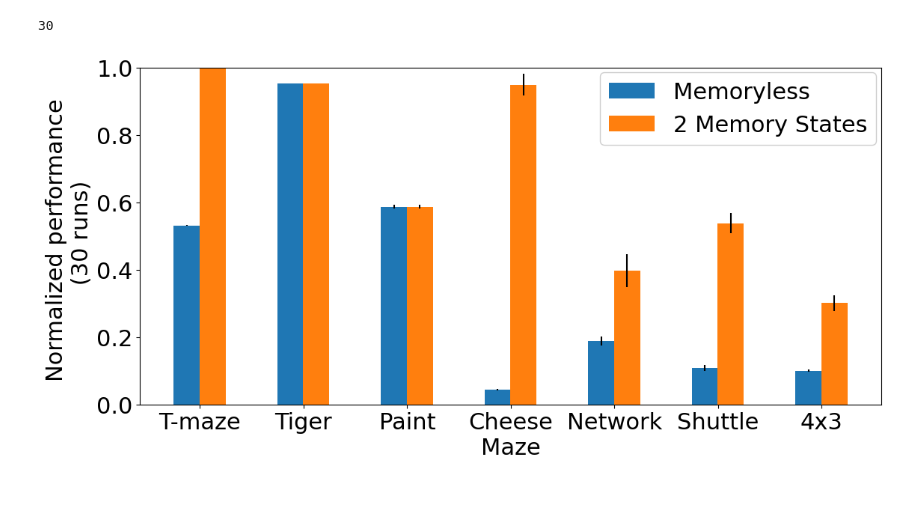
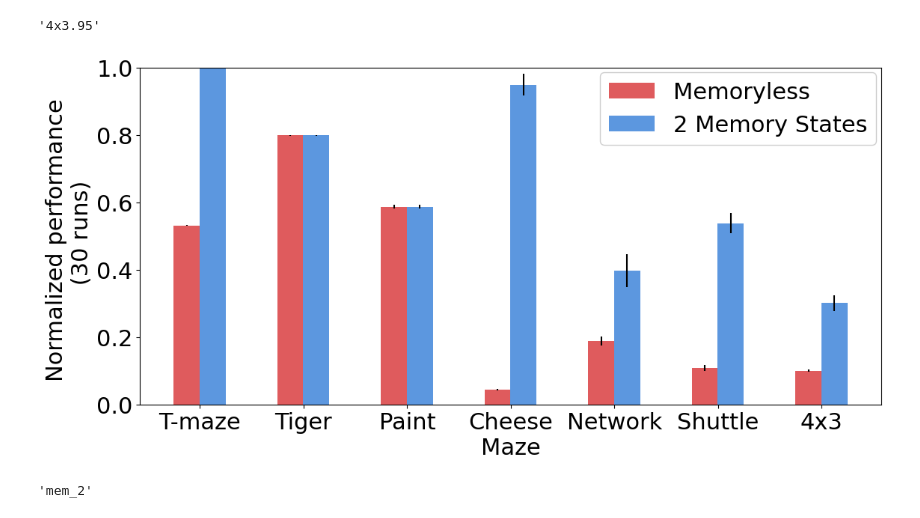
Before and after one commit to camall3n/grl, a Jupyter notebook: scripts/plotting/mi_performance.ipynb, the cells around one changed output. Saved outputs shown, nothing was run; the diff lists cells and outputs as text; code cells hidden in the pictures.

```diff
--- a/scripts/plotting/mi_performance.ipynb
+++ b/scripts/plotting/mi_performance.ipynb
@@ -18,9 +18,9 @@ from grl.utils.mdp import get_perf
 from definitions import ROOT_DIR
 # %%
 # results_dir = Path(ROOT_DIR, 'results', 'pomdps_mi_pi')
-# results_dir = Path(ROOT_DIR, 'results', 'pomdps_mi_pi_og')
+results_dir = Path(ROOT_DIR, 'results', 'all_pomdps_mi_pi')
 
-results_dir = Path(ROOT_DIR, 'results', 'pomdps_mi_pi_q_abs')
+# results_dir = Path(ROOT_DIR, 'results', 'pomdps_mi_pi_q_abs')
 # results_dir = Path(ROOT_DIR, 'results', 'pomdps_mi_dm')
 vi_results_dir = Path(ROOT_DIR, 'results', 'pomdps_vi')
 pomdp_files_dir = Path(ROOT_DIR, 'grl', 'environment', 'pomdp_files')
@@ -36,7 +36,7 @@ compare_to = 'belief'
 #                    'network', 'shuttle.95', '4x3.95']
 spec_plot_order = [
 #     'example_7',
-    'tmaze_5_two_thirds_up', 'tiger-alt', 'paint.95', 'cheese.95', 'network',
+    'tmaze_5_two_thirds_up', 'tiger-alt-start', 'paint.95', 'cheese.95', 'network',
     'shuttle.95', '4x3.95'
 ]
 
@@ -50,8 +50,12 @@ for results_path in results_dir.iterdir():
     info = load_info(results_path)
 
     args = info['args']
+
     if 'n_mem_states' not in args:
         args['n_mem_states'] = 2
+
+    if args['n_mem_states'] > 4:
+        continue
     # agent = info['agent']
     init_policy_info = info['logs']['initial_policy_stats']
     init_improvement_info = info['logs']['greedy_initial_improvement_stats']
@@ -163,9 +167,11 @@ for k in sorted(all_plot_results.keys()):
     if 'mem' in k:
         ordered_plot.append((k, all_plot_results[k]))
 # ordered_plot.append(('state_optimal', all_plot_results['vi']))
-v.shape[0]
+# v.shape[0]
-# %% [output]
-30
+# %%
+spec
+# %% [output]
+'4x3.95'
 # %%
 # filtered plots, where we only show n_mem_state = 2
 def maybe_spec_map(id: str):
@@ -185,12 +191,18 @@ def maybe_spec_map(id: str):
         return id
     return spec_map[id]
 
-def label_map(label_str: str):
+def label_and_color_map(label_str: str):
+    color_mapping = {
+        'init_improvement': '#DF5B5D', # red
+        'mem_2': '#5C97DF', # blue
+        'mem_4': '#B99CDB', # purple
+        'mem_6': '#F8E49B' # yellow
+    }
     if 'mem' in label_str:
         n_mem_states = int(label_str.split('_')[-1])
-        return f"{n_mem_states} Memory States"
+        return f"{n_mem_states} Memory States", color_mapping[label_str]
     elif label_str == 'init_improvement':
-        return "Memoryless"
+        return "Memoryless", color_mapping[label_str]
 
 filtered_ordered_plot = []
 
@@ -201,35 +213,42 @@ for (label, v) in ordered_plot:
 
     filtered_ordered_plot.append((label, v))
 
 group_width = 1
 bar_width = group_width / (len(filtered_ordered_plot) + 2)
 fig, ax = plt.subplots(figsize=(12, 6))
 
 x = np.array(all_plot_results['x'])
 xlabels = [maybe_spec_map(l) for l in all_plot_results['xlabels']]
 
 for i, (label, plot_dict) in enumerate(filtered_ordered_plot):
+    mapped_label, mapped_color = label_and_color_map(label)
     ax.bar(x + (i + 1) * bar_width,
            plot_dict['mean'],
            bar_width,
            yerr=plot_dict['std_err'],
-           label=label_map(label))
+           label=mapped_label,
+           color=mapped_color
+          )
 ax.set_ylim([0, 1])
 # ax.set_ylabel(f'Normalized Performance\n (w.r.t. optimal {compare_to} & random initial policy)')
 ax.set_ylabel(f'Normalized performance \n (30 runs)')
 
 ax.set_xticks(x + group_width / 2.65)
 ax.set_xticklabels(xlabels)
 ax.legend(bbox_to_anchor=(0.605, 1.02), framealpha=0.95)
 fig.tight_layout()
 
 # ax.set_title("Performance of Memory Iteration in POMDPs")
 
 downloads = Path().home() / 'Downloads'
 fig_path = downloads / f"{results_dir.stem}_2_mem.pdf"
 fig.savefig(fig_path)
 # %% [output]
-[figure, old version]
+[figure, new version]
+# %%
+label
+# %% [output]
+'mem_2'
 # %%
 # unfiltered, all n_mem_state
 group_width = 1
```
Also changed, not shown: parts of 1 cell of this notebook, 5 other files.
